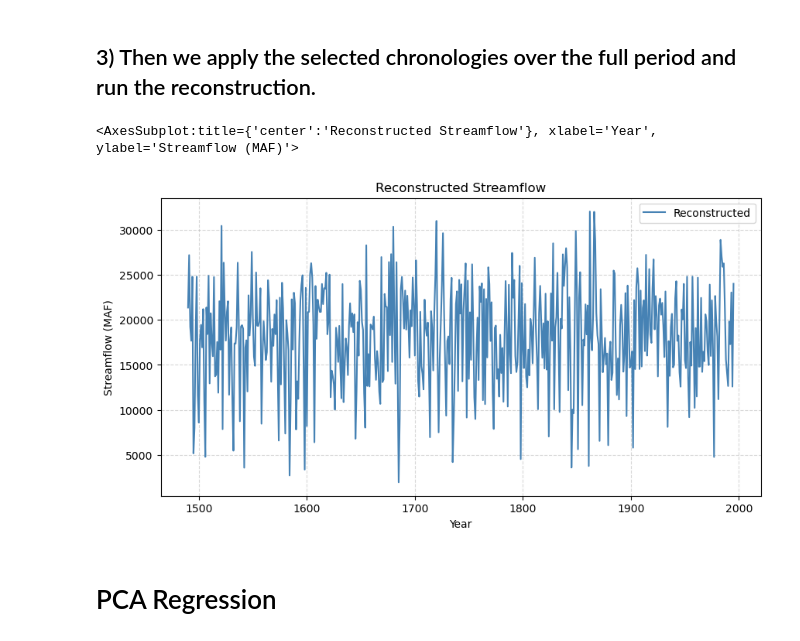
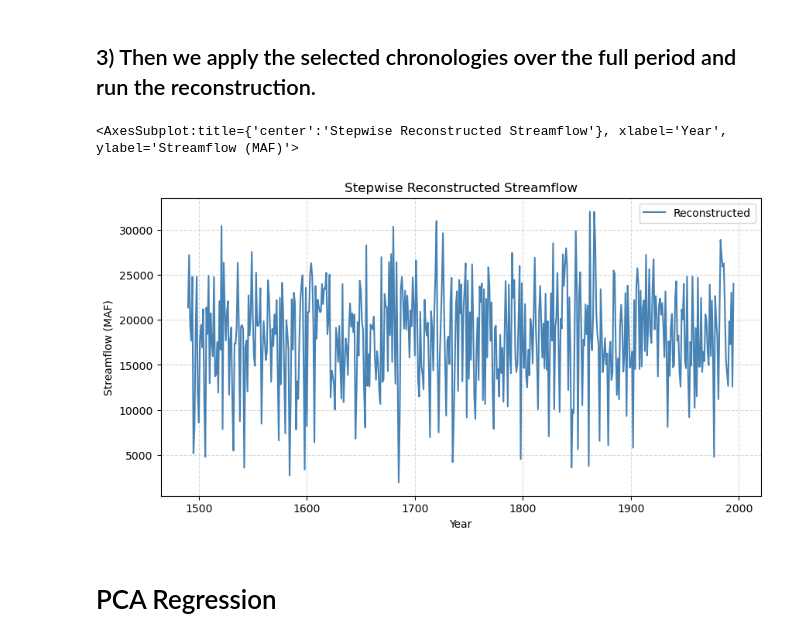
Before and after one commit to Kalharap/py-recon, a Jupyter notebook: example.ipynb, the cells around one changed output. Cells and saved outputs as stored; diff of their text form; code cells hidden in the pictures.

```diff
--- a/example.ipynb
+++ b/example.ipynb
@@ -15,23 +15,17 @@ from pyrecon.plotting import plot_observed_vs_reconstructed,plot_full_reconstruc
 
 df = pd.read_excel('Data/chrons.xlsx', header=0, index_col=0)
 
-# 2) Load the observed gauge values as a DataFrame
+# 2) Load the observed gauge values as a series
 
 nf = pd.read_excel('Data/guage data.xlsx', header=2, index_col=0)
-nf = nf.iloc[:, [0]]
-
-# 3) Join on the shared years to build the calibration X and y
-
-data = df.join(nf, how='inner').dropna()
-X_calib = data[df.columns]
-y_calib = data[nf.columns[0]]
+nf = nf.iloc[:, 0]
 # %% [markdown]
 #  Stepwise Regression
 # %% [markdown]
 ## 1) First we need to choose the best set of chronologies using stepwise selection
 # %%
 number_of_chrons, best_chrons, best_score, best_std, results = find_best_set_of_chrons(
-    X_calib, y_calib, 20, direction="forward", plot=True)
+    df, nf,10, 1906, 1995,direction="forward", plot=True)
 # %% [output]
 === Best subset (sequential selection) ===
 Direction: forward
@@ -42,9 +36,8 @@ CV neg-MSE: -6729104.0333 ± 1884005.2328
 # %% [markdown]
 ## 2) Then we fit the model to the best-selected chronologies and plot.
 # %%
-X_best = X_calib[best_chrons]
-pipe, recon, r2_in, cv_scores= observed_vs_stepwise_regression(X_best, y_calib)
-plot_observed_vs_reconstructed(X_calib.index, recon, y_calib, ylabel='Streamflow (MAF)',
+pipe, recon, r2_in, cv_scores= observed_vs_stepwise_regression(df, best_chrons, nf, 1906, 1995)
+plot_observed_vs_reconstructed(recon, nf,1906,1995, ylabel='Streamflow (MAF)',
                                xlabel='Year',title ='Observed vs Stepwise_Reconstructed Streamflow')
 # %% [output]
 In-sample R² : 0.8124
@@ -54,13 +47,12 @@ Cross-validated R² : 0.7373 ± 0.0980
 # %% [markdown]
 ## 3) Then we apply the selected chronologies over the full period and run the reconstruction.
 # %%
-X_paleo = df[best_chrons]
-full_recon =stepwise_regression_reconstruction(X_paleo, pipe)
-plot_full_reconstruction(df.index, full_recon, ylabel='Streamflow (MAF)',xlabel='Year',
-                         title ='Reconstructed Streamflow')
+full_recon = stepwise_regression_reconstruction(df, best_chrons, 1490, 1995, pipe)
+plot_full_reconstruction(full_recon, 1490, 1995, ylabel='Streamflow (MAF)',xlabel='Year',
+                         title ='Stepwise Reconstructed Streamflow')
 # %% [output]
-<AxesSubplot:title={'center':'Reconstructed Streamflow'}, xlabel='Year', ylabel='Streamflow (MAF)'>
+<AxesSubplot:title={'center':'Stepwise Reconstructed Streamflow'}, xlabel='Year', ylabel='Streamflow (MAF)'>
-[figure, old version]
+[figure, new version]
 # %% [markdown]
 # PCA Regression
 # %% [markdown]
```
Also changed, not shown: parts of 6 cells of this notebook.
